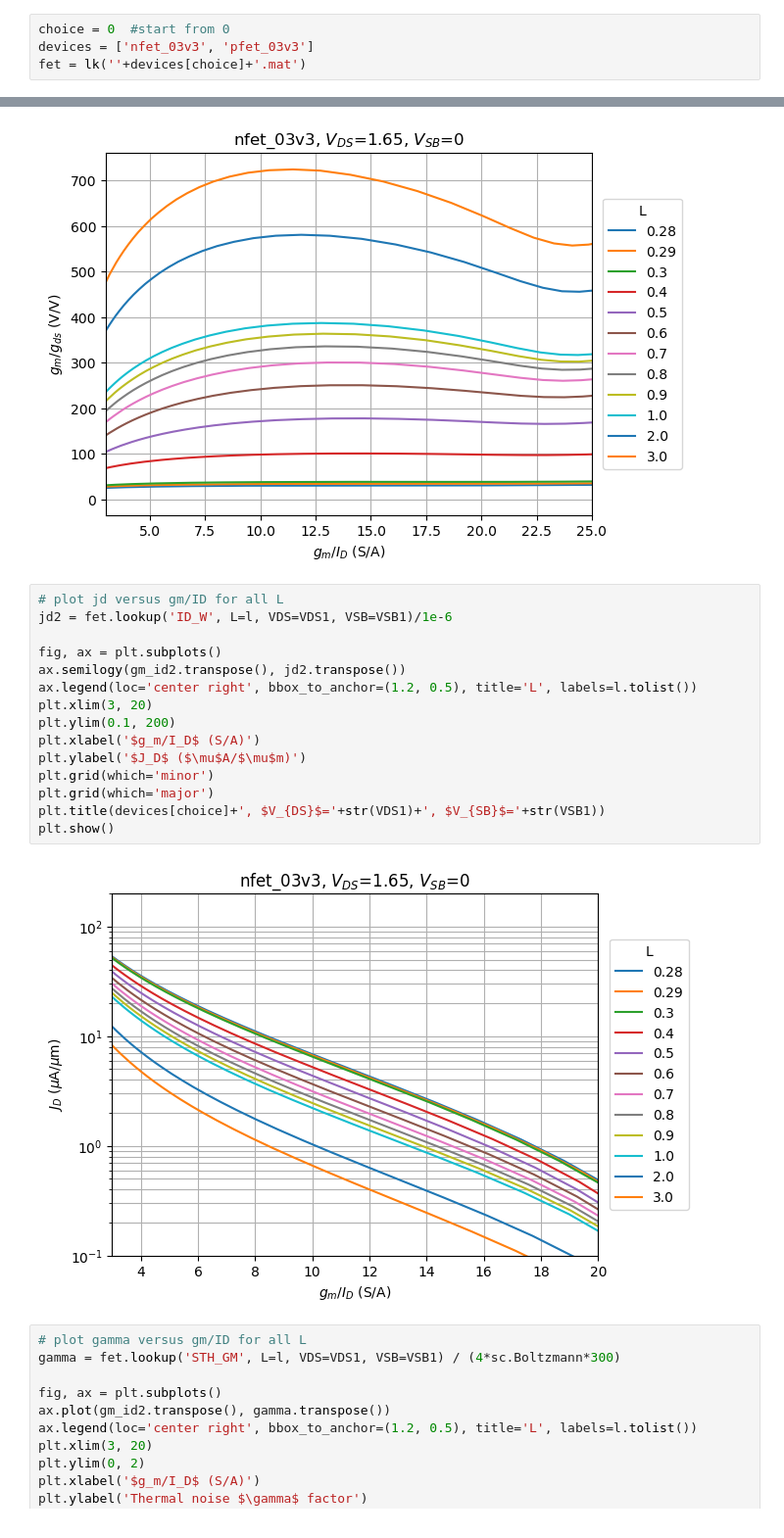
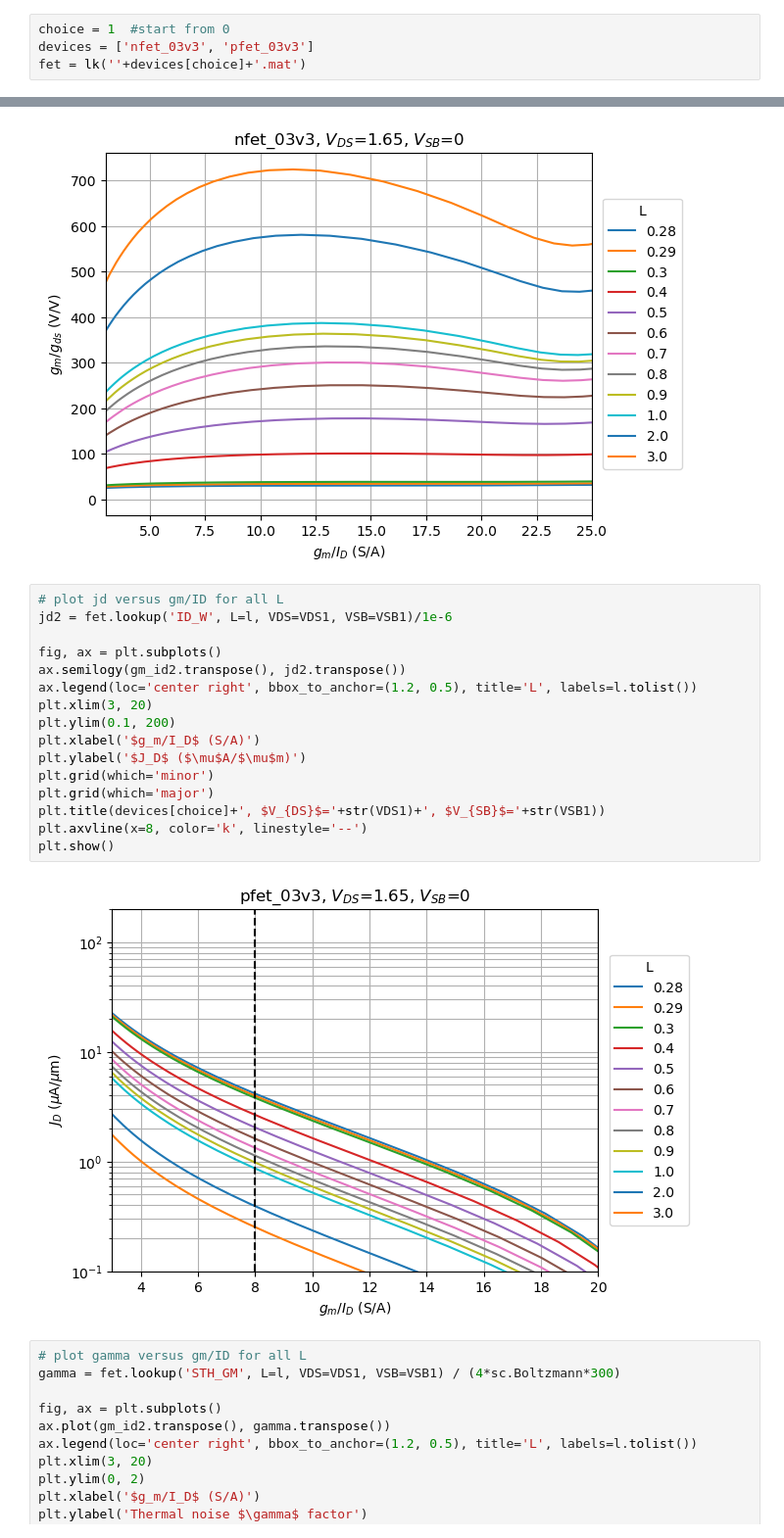
Before and after one commit to xavierjlee0/xdac_chipathon2025, a Jupyter notebook: docs/technology/techsweep_plots_from_mat.ipynb, the cells around one changed output, grey strips where cells are left out. Shown at 98% size. Drawn from its saved outputs; the diff is of its cells as text.

```diff
--- a/docs/technology/techsweep_plots_from_mat.ipynb
+++ b/docs/technology/techsweep_plots_from_mat.ipynb
@@ -6,5 +9,5 @@ from pygmid import Lookup as lk
 # %%
-choice = 0  #start from 0
+choice = 1  #start from 0
 devices = ['nfet_03v3', 'pfet_03v3']
 fet = lk(''+devices[choice]+'.mat')
 # %%
@@ -98,20 +101,21 @@ plt.show()
 # %%
 # plot jd versus gm/ID for all L
 jd2 = fet.lookup('ID_W', L=l, VDS=VDS1, VSB=VSB1)/1e-6
 
 fig, ax = plt.subplots()
 ax.semilogy(gm_id2.transpose(), jd2.transpose())
 ax.legend(loc='center right', bbox_to_anchor=(1.2, 0.5), title='L', labels=l.tolist())
 plt.xlim(3, 20)
 plt.ylim(0.1, 200)
 plt.xlabel('$g_m/I_D$ (S/A)')
 plt.ylabel('$J_D$ ($\mu$A/$\mu$m)')
 plt.grid(which='minor')
 plt.grid(which='major')
 plt.title(devices[choice]+', $V_{DS}$='+str(VDS1)+', $V_{SB}$='+str(VSB1))
+plt.axvline(x=8, color='k', linestyle='--')
 plt.show()
 # %% [output]
-[figure, old version]
+[figure, new version]
 # %%
 # plot gamma versus gm/ID for all L
 gamma = fet.lookup('STH_GM', L=l, VDS=VDS1, VSB=VSB1) / (4*sc.Boltzmann*300)
```
Also changed, not shown: parts of 4 cells of this notebook, 6 other files.
